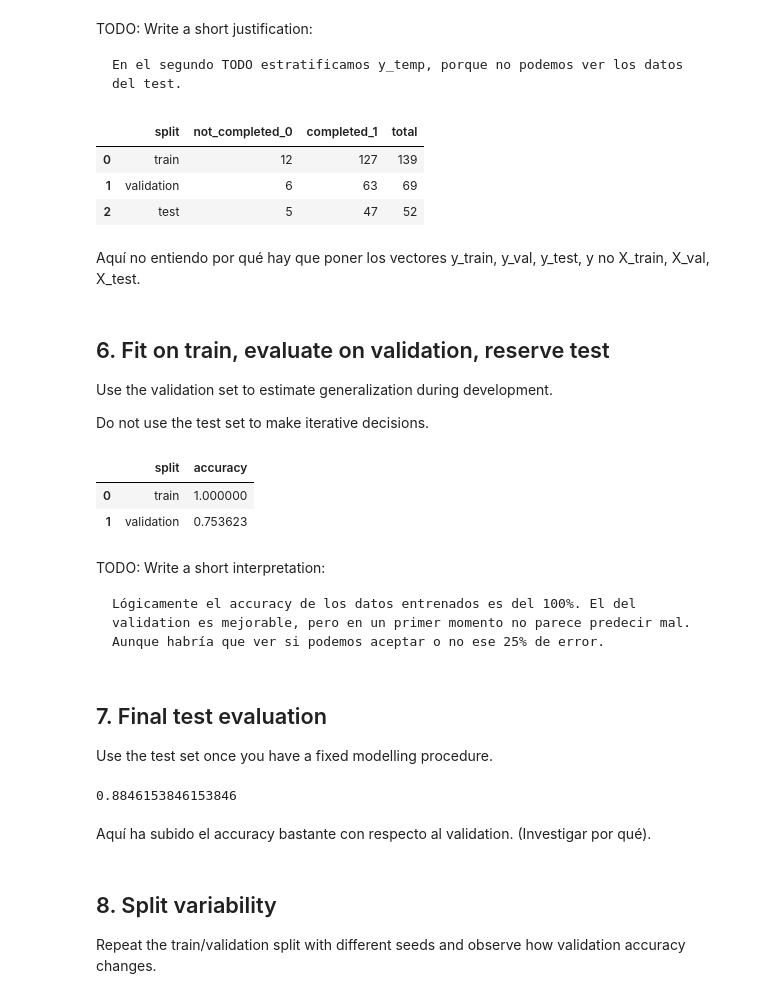
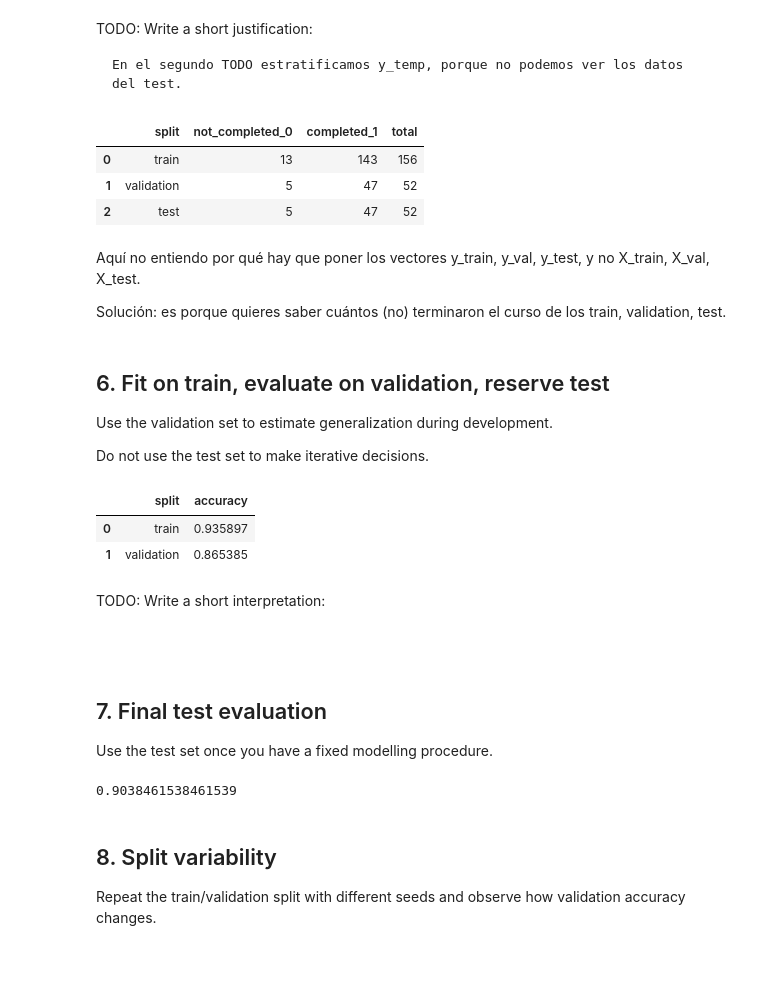
Before and after one commit to Chicloneo/Machine-Learning, a Jupyter notebook: Entrega 1/notebooks/Introduction - Students.ipynb, the cells around one changed output. Saved outputs shown, nothing was run; the diff lists cells and outputs as text; code cells hidden in the pictures; blank space fills up the shorter version.

````diff
--- a/Entrega 1/notebooks/Introduction - Students.ipynb
+++ b/Entrega 1/notebooks/Introduction - Students.ipynb
@@ -173,7 +153,7 @@ X_temp, X_test, y_temp, y_test, groups_temp, groups_test = train_test_split(
     groups,
     test_size=0.2,
     random_state=RANDOM_STATE,
-    stratify=y
+    stratify=y #estratificamos la variable objetivo según groups
 )
 
 # TODO: second split: train + validation
@@ -181,7 +161,7 @@ X_train, X_val, y_train, y_val, groups_train, groups_val = train_test_split(
     X_temp,
     y_temp,
     groups_temp,
-    test_size=0.33, #0.2/0.6
+    test_size=0.25, #0.2/(0.6+0.2)
     random_state=RANDOM_STATE,
     stratify=y_temp
 )
@@ -215,11 +195,13 @@ split_distribution = class_distribution_table(
 split_distribution
 # %% [output]
 |  | split | not_completed_0 | completed_1 | total |
-| 0 | train | 12 | 127 | 139 |
-| 1 | validation | 6 | 63 | 69 |
+| 0 | train | 13 | 143 | 156 |
+| 1 | validation | 5 | 47 | 52 |
 | 2 | test | 5 | 47 | 52 |
 # %% [markdown]
 Aquí no entiendo por qué hay que poner los vectores y_train, y_val, y_test, y no X_train, X_val, X_test.
+
+Solución: es porque quieres saber cuántos (no) terminaron el curso de los train, validation, test.
 # %% [markdown]
 ## 6. Fit on train, evaluate on validation, reserve test
 
@@ -227,28 +209,28 @@ Use the validation set to estimate generalization during development.
 
 Do not use the test set to make iterative decisions.
 # %%
-model = DecisionTreeClassifier(random_state=RANDOM_STATE)
+model = DecisionTreeClassifier(max_depth=3, max_leaf_nodes=3)
 
 # TODO: fit only on train
 model.fit(X_train, y_train)
 
 # TODO: compute accuracy on train and validation
 train_accuracy = accuracy_score(y_train, model.predict(X_train))
 validation_accuracy = accuracy_score(y_val, model.predict(X_val))
 
 pd.DataFrame({
     "split": ["train", "validation"],
     "accuracy": [train_accuracy, validation_accuracy]
 })
 # %% [output]
 |  | split | accuracy |
-| 0 | train | 1.000000 |
-| 1 | validation | 0.753623 |
+| 0 | train | 0.935897 |
+| 1 | validation | 0.865385 |
 # %% [markdown]
 TODO: Write a short interpretation:
 
 ```text
-Lógicamente el accuracy de los datos entrenados es del 100%. El del validation es mejorable, pero en un primer momento no parece predecir mal. Aunque habría que ver si podemos aceptar o no ese 25% de error.
+
 ```
 # %% [markdown]
 ## 7. Final test evaluation
@@ -262,9 +244,7 @@ test_accuracy = accuracy_score(y_test, model.predict(X_test))
 
 test_accuracy
 # %% [output]
-0.8846153846153846
+0.9038461538461539
-# %% [markdown]
-Aquí ha subido el accuracy bastante con respecto al validation. (Investigar por qué).
 # %% [markdown]
 ## 8. Split variability
 
````
Also changed, not shown: parts of 9 cells of this notebook, 2 other files.
